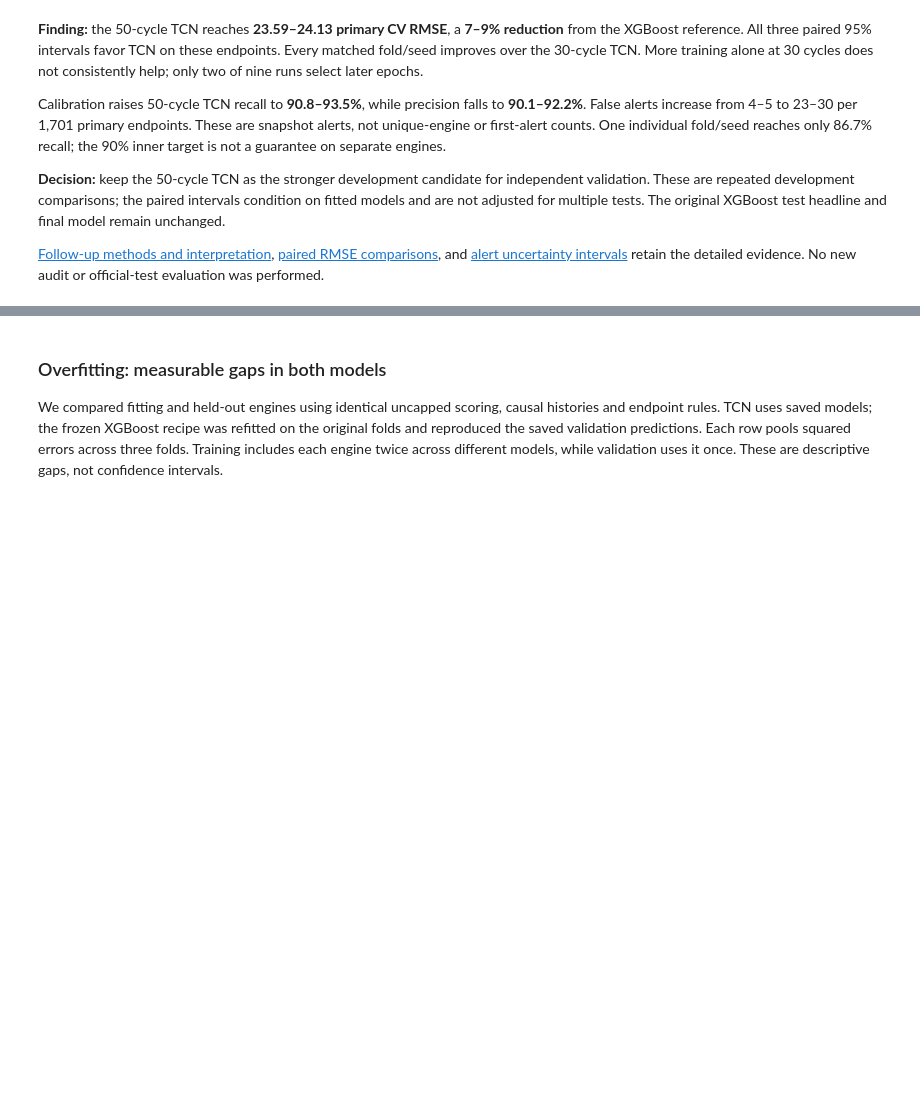
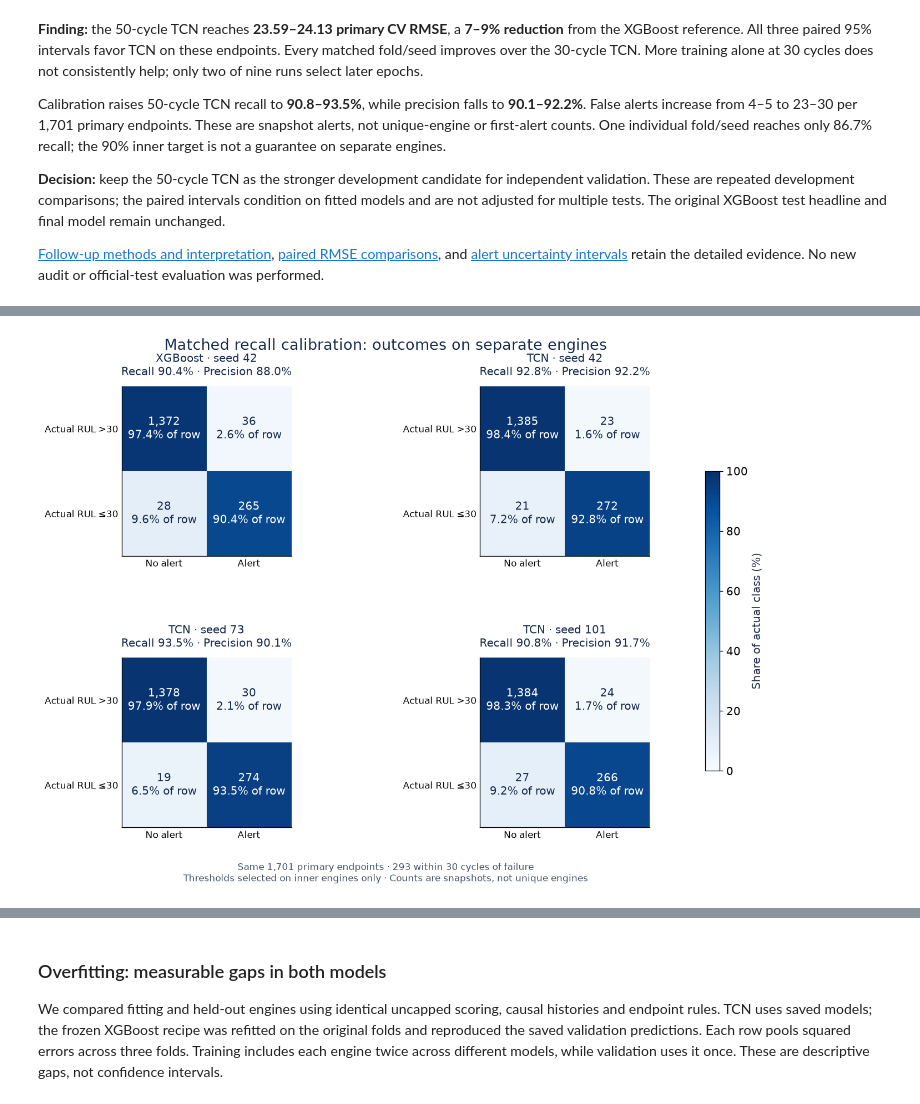
Before and after one commit to Asabrax/nasa-turbofan, a Jupyter notebook: explore.ipynb, the cells around one changed output, grey strips where cells are left out. Cells and saved outputs as stored; diff of their text form; code cells hidden in the pictures; blank space fills up the shorter version.

```diff
--- a/explore.ipynb
+++ b/explore.ipynb
@@ -582,0 +594,30 @@ the detailed evidence. No new audit or official-test evaluation was performed.
+# %%
+alerts=pd.read_csv(ROOT/'outputs/alert_comparison/metrics.csv')
+calibrated=alerts[alerts.protocol.eq('primary') & alerts.rule.eq('inner_calibrated')]
+model_order=[('XGBoost',42),('TCN',42),('TCN',73),('TCN',101)]
+fig,axes=plt.subplots(2,2,figsize=(12,8.5))
+for ax,(family,seed) in zip(axes.ravel(),model_order):
+    result=calibrated[calibrated.model.eq(family) & calibrated.seed.eq(seed)].iloc[0]
+    counts=np.array([[result.TN,result.FP],[result.FN,result.TP]],dtype=int)
+    percentages=100*counts/counts.sum(axis=1,keepdims=True)
+    im=ax.imshow(percentages,cmap='Blues',vmin=0,vmax=100)
+    for row in range(2):
+        for col in range(2):
+            ax.text(col,row,f'{counts[row,col]:,}\n{percentages[row,col]:.1f}% of row',
+                    ha='center',va='center',fontsize=12,
+                    color='white' if percentages[row,col]>55 else '#172b4d')
+    ax.set(xticks=[0,1],xticklabels=['No alert','Alert'],yticks=[0,1],
+           yticklabels=['Actual RUL >30','Actual RUL ≤30'])
+    ax.set_title(f'{family} · seed {seed}\nRecall {result.recall:.1%} · Precision {result.precision:.1%}',fontsize=12,pad=12)
+    ax.tick_params(length=0,labelsize=10)
+fig.subplots_adjust(left=.14,right=.86,bottom=.12,top=.90,wspace=.65,hspace=.60)
+cax=fig.add_axes([.90,.22,.018,.53])
+fig.colorbar(im,cax=cax,label='Share of actual class (%)')
+fig.suptitle('Matched recall calibration: outcomes on separate engines',fontsize=16,y=.985)
+fig.text(.5,.025,'Same 1,701 primary endpoints · 293 within 30 cycles of failure\n'
+         'Thresholds selected on inner engines only · Counts are snapshots, not unique engines',
+         ha='center',fontsize=10,color='#425466')
+fig.savefig(OUT/'matched_alert_confusion.png',dpi=160,bbox_inches='tight')
+plt.show()
+# %% [output]
+[figure, added]
```
Also changed, not shown: parts of 2 cells of this notebook, 15 other files.
